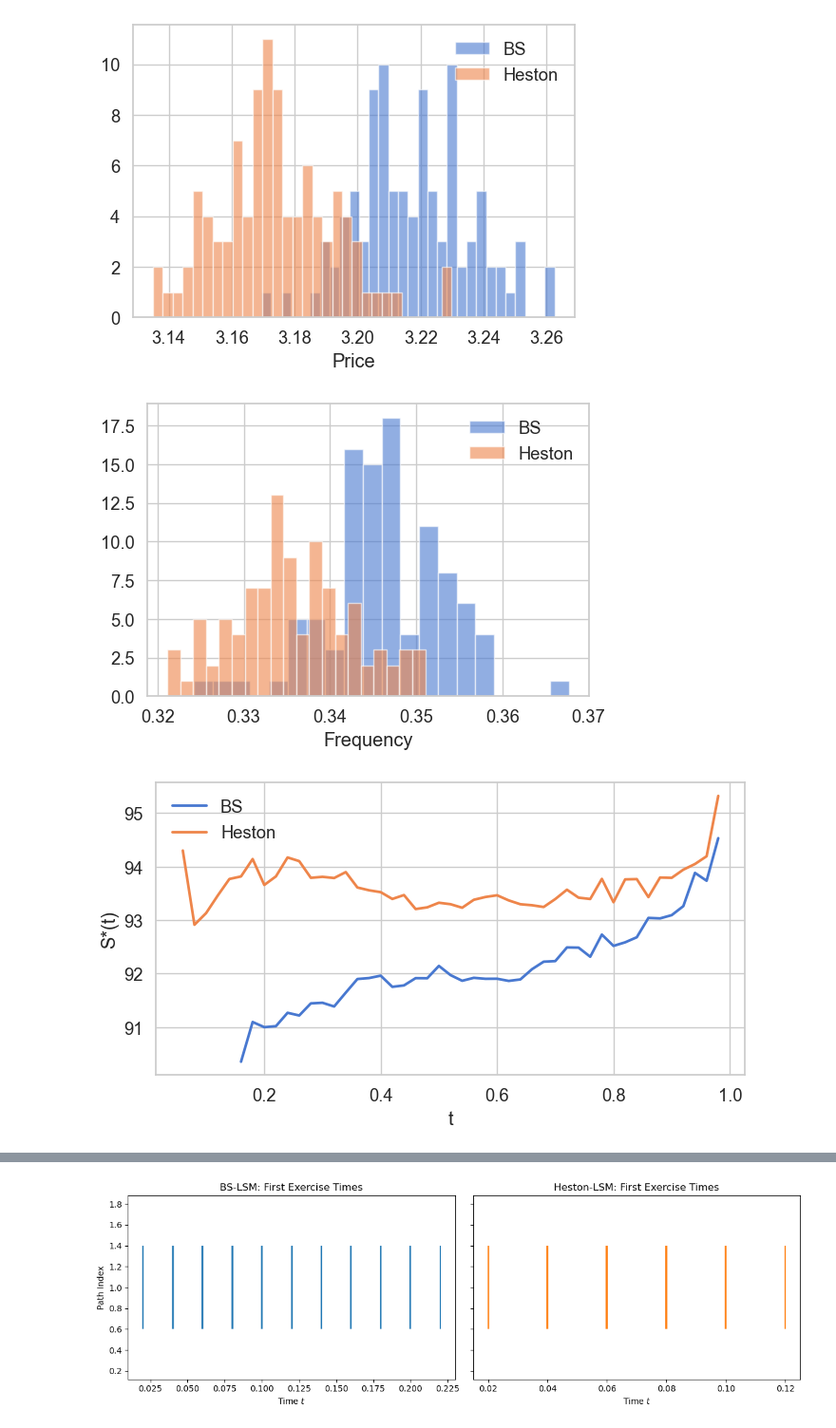
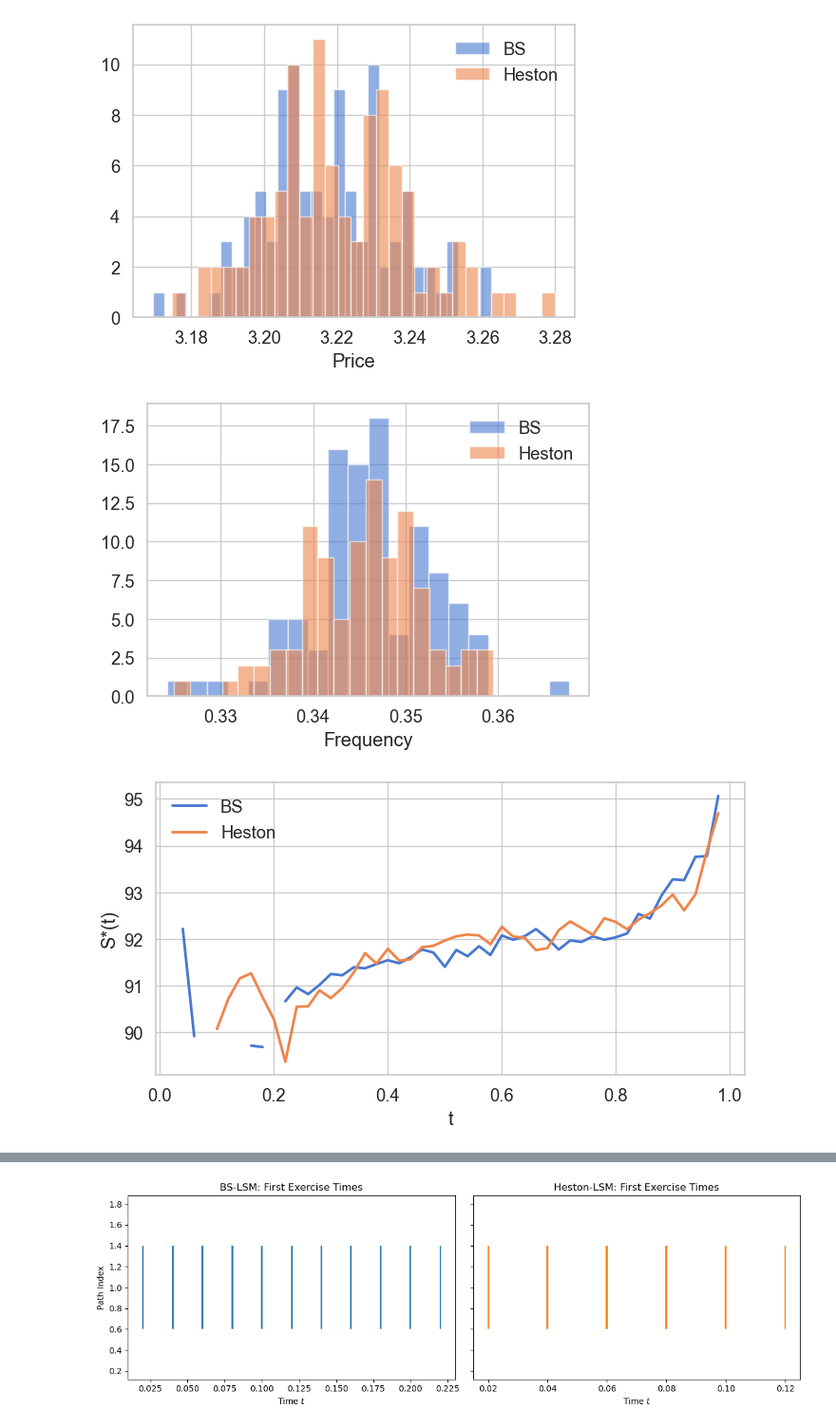
Before and after one commit to jhvander/Uni, a Jupyter notebook: 10. Sem/AF/Code/Heston.ipynb, the cells around one changed output, grey strips where cells are left out. Shown: that part at 95% size. Drawn from its saved outputs; the diff is of its cells as text; code cells hidden in the pictures.

```diff
--- a/10. Sem/AF/Code/Heston.ipynb
+++ b/10. Sem/AF/Code/Heston.ipynb
@@ -137,10 +136,10 @@ np.random.seed(0)
 
 time_grid = np.linspace(0, T, M+1)
 kappa_vals = [1, 2, 4]
-theta_vals = [0.005, 0.01, 0.015]
-sigma_vals = [0.05, 0.1, 0.15]
+theta_vals = [0.005, 0.01, 0.02]
+sigma_vals = [0.05, 0.1, 0.2]
 rho_vals   = [-0.5, 0.0, 0.5]
-v0_vals    = [0.005, 0.01, 0.015]
+v0_vals    = [0.005, 0.01, 0.02]
 
 # 1) Price & Frequency Distributions
 bs_prices, bs_freqs = [], []
@@ -255,33 +254,33 @@ for i in range(R):
     S_h, v_h = simulate_heston_paths(S0, v0, kappa, theta, sigma, r, rho, T, M, N)
     _, _, h_b[i] = least_squares_monte_carlo(
         S=S_h, v=v_h, K=K, r=r, T=T, M=M, track_boundary=True
     )
     S_b        = simulate_bs_paths(S0, sigma, r, T, M, N)
     v_b        = np.full((N,M+1), sigma**2)
     _, _, bs_b2[i] = least_squares_monte_carlo(
         S=S_b, v=v_b, K=K, r=r, T=T, M=M, track_boundary=True
     )
 
 h_mean = np.nanmean(h_b,axis=0);   h_lo = np.nanpercentile(h_b,5,axis=0);   h_hi = np.nanpercentile(h_b,95,axis=0)
 bs_mean= np.nanmean(bs_b2,axis=0); bs_lo= np.nanpercentile(bs_b2,5,axis=0); bs_hi= np.nanpercentile(bs_b2,95,axis=0)
 
 plt.figure(figsize=(10,6))
 plt.fill_between(time_grid, bs_lo, bs_hi, color="C0", alpha=0.3)
 plt.plot(time_grid, bs_mean, color="C0", lw=2, label="BS ±90%")
 plt.fill_between(time_grid, h_lo , h_hi , color="C1", alpha=0.3)
 plt.plot(time_grid, h_mean, color="C1", lw=2, label="Heston ±90%")
 plt.xlabel("t"); plt.ylabel("S*(t)")
 plt.legend(frameon=False); plt.grid(); plt.show()
 
 beta  = (0.5 - r/sigma**2) + np.sqrt((r/sigma**2-0.5)**2 + 2*r/sigma**2)
 S_inf = (beta/(beta-1))*K
 
 plt.figure(figsize=(8,4))
 plt.plot(time_grid, h_mean, color="C1", lw=2, label="Heston mean")
 plt.hlines(S_inf,0,T,colors="k",linestyles="--",label="BS perpetual")
 plt.xlabel("t"); plt.ylabel("S*(t)")
 plt.legend(frameon=False); plt.grid(); plt.show()
 # %% [output]
-[figure, old version]
+[figure, new version]
-[figure, old version]
+[figure, new version]
-[figure, old version]
+[figure, new version]
```
Also changed, not shown: parts of 3 cells of this notebook.
